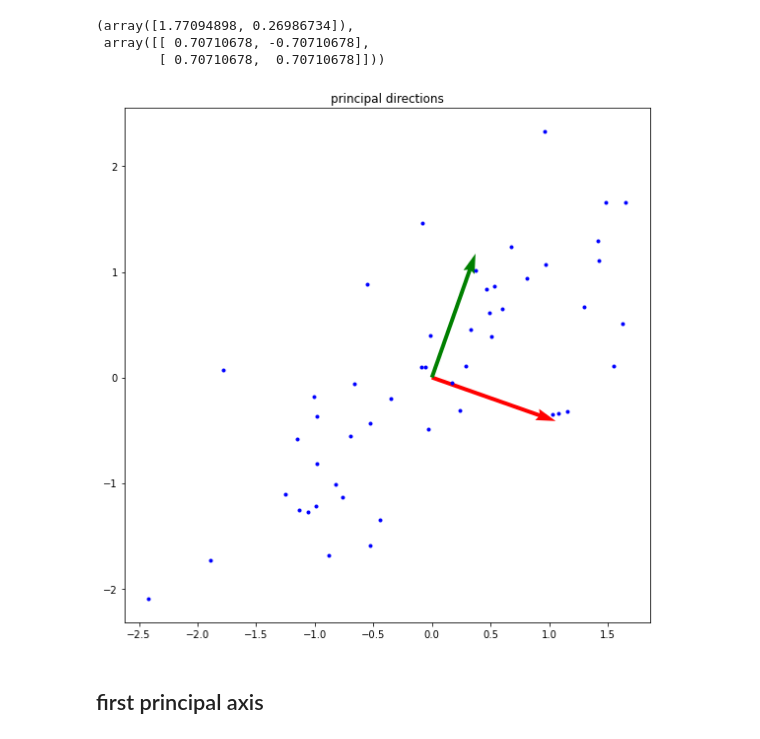
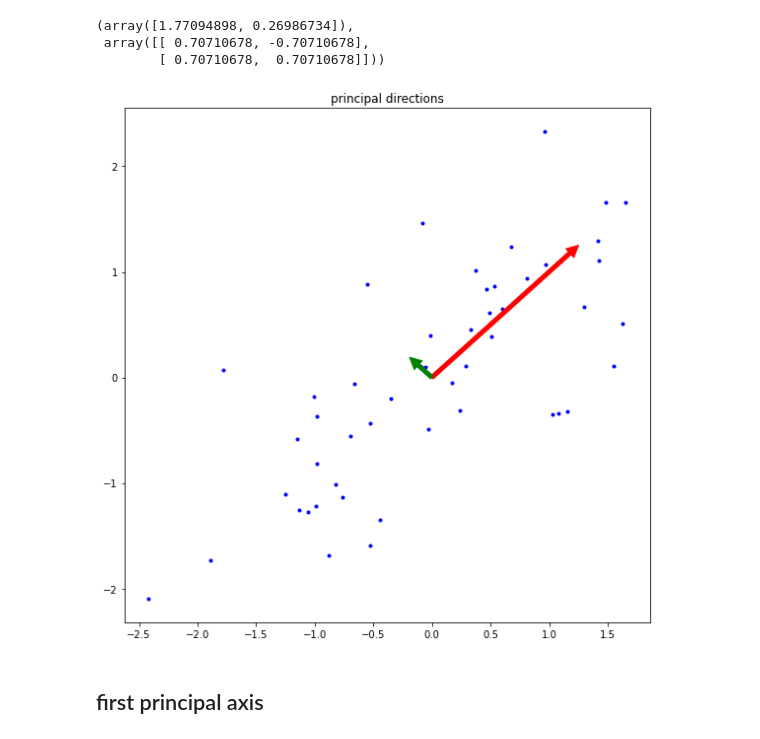
Before and after one commit to DancingGamza/Machine_learning, a Jupyter notebook: assignment_12.ipynb, the cells around one changed output. Cells and saved outputs as stored; diff of their text form; code cells hidden in the pictures.

```diff
--- a/assignment_12.ipynb
+++ b/assignment_12.ipynb
@@ -99,23 +99,22 @@ compute_eigen(XX)
 # %%
 plt.figure(figsize=(8,8))
 plt.title('principal directions')
 
 plt.plot(x, y, '.', color = 'blue')
 
 eigen_val,eigen_vec = compute_eigen(XX)
 
-origin = [0,0]
-eig_vec1 = eigen_vec[:,0]
-eig_vec2 = eigen_vec[:,1]
+eig_vec1 = eigen_vec[:,0] * eigen_val[0]
+eig_vec2 = eigen_vec[:,1] * eigen_val[1]
 
-plt.quiver(*origin, *eig_vec1, color = ['r'], scale = 4)
-plt.quiver(*origin, *eig_vec2, color = ['g'], scale = 4)
+plt.annotate('', xy = (eig_vec1), xytext = (0,0), arrowprops = {'color':'red'})
+plt.annotate('', xy = (eig_vec2), xytext = (0,0), arrowprops = {'color':'green'} )
 
 
 plt.tight_layout()
 plt.show()
 # %% [output]
-[figure, old version]
+[figure, new version]
 # %% [markdown]
 ## first principal axis
 # %%
```
